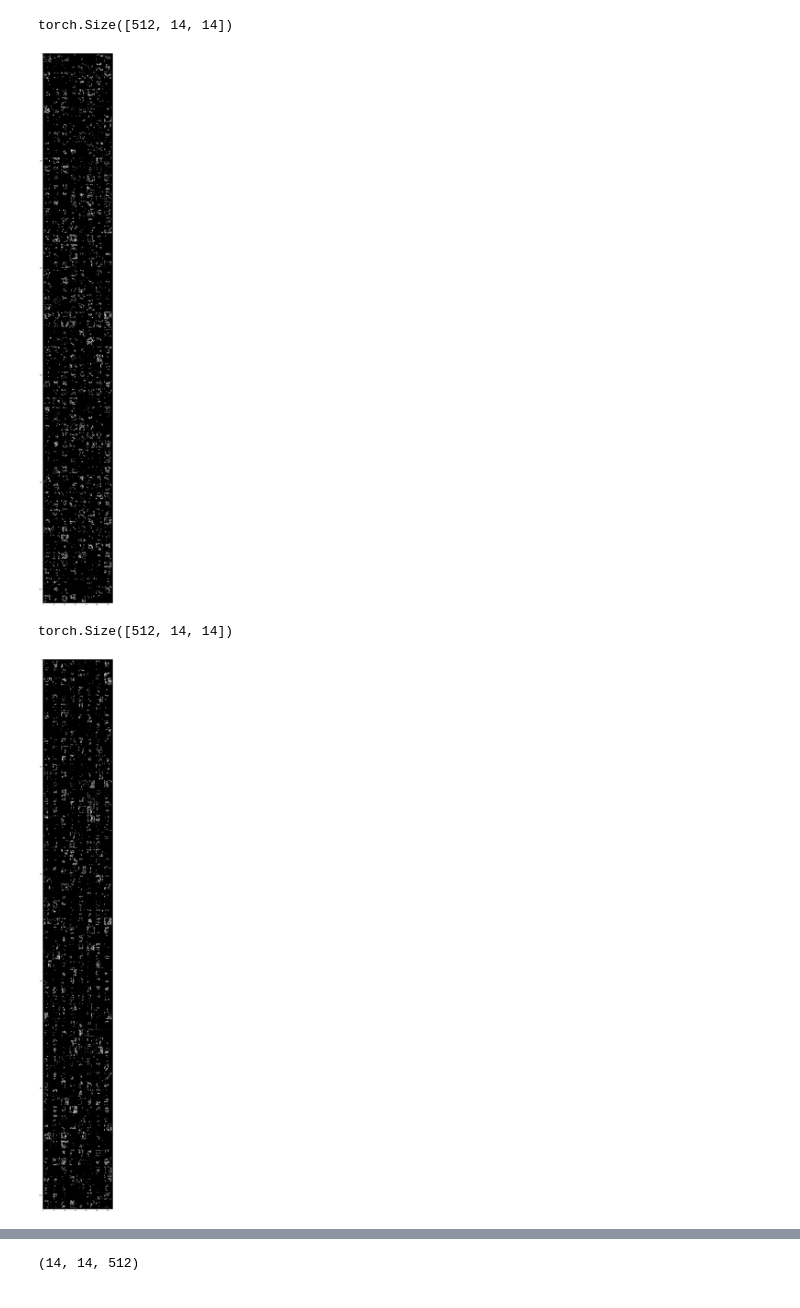
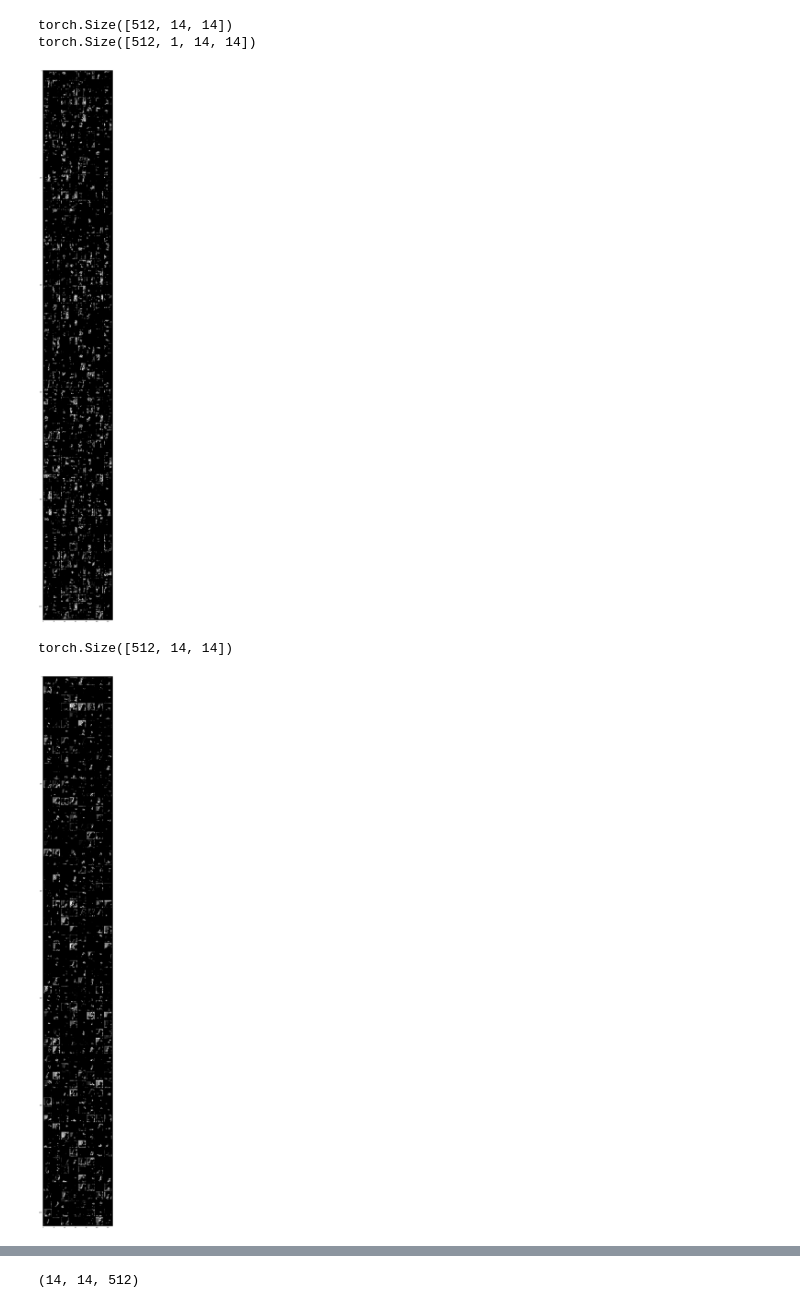
Before and after one commit to harveyslash/Deep-Image-Analogy-PyTorch, a Jupyter notebook: notebooks/Vgg-Feature-Extractor.ipynb, the cells around one changed output, grey strips where cells are left out. Saved outputs shown, nothing was run; the diff lists cells and outputs as text; code cells hidden in the pictures.

```diff
--- a/notebooks/Vgg-Feature-Extractor.ipynb
+++ b/notebooks/Vgg-Feature-Extractor.ipynb
@@ -84,27 +82,32 @@ for layer in list(cnn):
 # %%
+scale, tensorize, normalize = transforms.Scale((224,224)),transforms.ToTensor(),\
+    transforms.Normalize(mean=[0.485, 0.456, 0.406],std=[0.229, 0.224, 0.225])
 
 loader = transforms.Compose([
-    transforms.ToTensor(),
-    transforms.Normalize(mean=[0.485, 0.456, 0.406],
-                                     std=[0.229, 0.224, 0.225])
+    scale,tensorize,normalize
 ])
+#ok
 
-def image_loader(img_path):
-    ava = cv2.imread(img_path)
-    ava = cv2.resize(ava,(448,448))
-#     ava = ava/255
-#     ava = ava[:,:,::-1].copy()
-#     ava = np.transpose(ava,(2,0,1))
+def image_loader(img_path,flip=False):
 
-    image = Variable(loader(ava))
-    # fake batch dimension required to fit network's input dimensions
-    image = image.unsqueeze(0)
+    ava = Image.open(img_path).convert("RGB")
+    if flip:
+        ava = ava.transpose(Image.FLIP_LEFT_RIGHT)
+
+#     b, g, r = ava.split()
+#     ava = Image.merge("RGB", (r, g, b))
+
+
+    image = loader(ava)
+    image = Variable(image.unsqueeze(0))
+
     return image
 
 
 # t = Variable(torch.from_numpy(np.random.random(size=(1,3,224,224))).float())
-ava = image_loader('./cat_black.jpeg').float()
-mona = image_loader('./cat_left.jpg').float()
+ava = image_loader('./cat_left.jpg',flip=False).float()
+mona = image_loader('./cat_white.jpg').float()
 
+ava.data.size()
 np.unique(ava.data.numpy())
 # %% [output]
@@ -147,21 +150,27 @@ FeatureExtractor (
 )
 # %%
-squeezed_ava = torch.squeeze(model_t(ava)[-1].data)
+squeezed_ava = torch.squeeze(model_t(ava)[-7].data)
 print(squeezed_ava.size())
-reshaped_ava = squeezed_ava.view(-1,1,squeezed_ava.size()[1],squeezed_ava.size()[1])
+reshaped_ava = squeezed_ava.view(-1,1,squeezed_ava.size()[1],squeezed_ava.size()[2])
+print(reshaped_ava.size())
 
 def show(img):
     npimg = img.numpy()
-    plt.imshow(np.transpose(npimg, (1,2,0)), interpolation='nearest')
+    plt.imshow(np.transpose(npimg, (1,2,0)))
 
 show(make_grid(reshaped_ava))
+
+# for i in range(512):
+#     plt.imshow(squeezed_ava[i].numpy()*255,cmap='gray')
+#     plt.show()
 # %% [output]
 torch.Size([512, 14, 14])
+torch.Size([512, 1, 14, 14])
-[figure, old version]
+[figure, new version]
 # %%
-squeezed_mona = torch.squeeze(model_t(mona)[-1].data)
+squeezed_mona = torch.squeeze(model_t(mona)[-7].data)
 print(squeezed_mona.size())
-reshaped_mona = squeezed_mona.view(-1,1,squeezed_mona.size()[1],squeezed_mona.size()[1])
+reshaped_mona = squeezed_mona.view(-1,1,squeezed_mona.size()[1],squeezed_mona.size()[2])
 
 def show(img):
     npimg = img.numpy()
@@ -170,7 +179,7 @@ def show(img):
 show(make_grid(reshaped_mona))
 # %% [output]
 torch.Size([512, 14, 14])
-[figure, old version]
+[figure, new version]
 # %%
 ava_arr = squeezed_ava.numpy().transpose(1,2,0)
 mona_arr = squeezed_mona.numpy().transpose(1,2,0)
```
Also changed, not shown: parts of 16 cells of this notebook, 2 other files.
